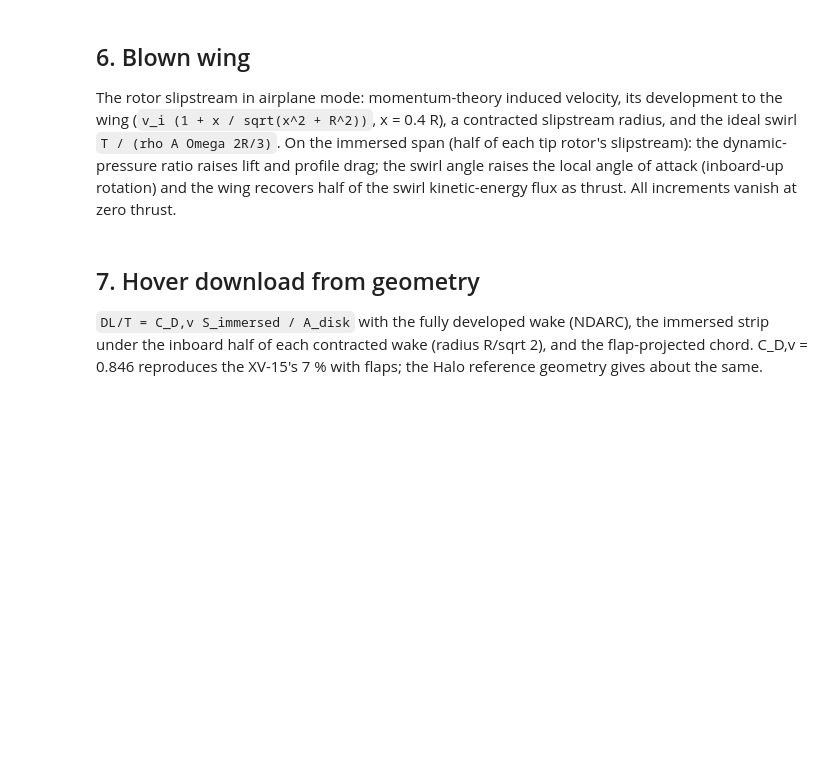
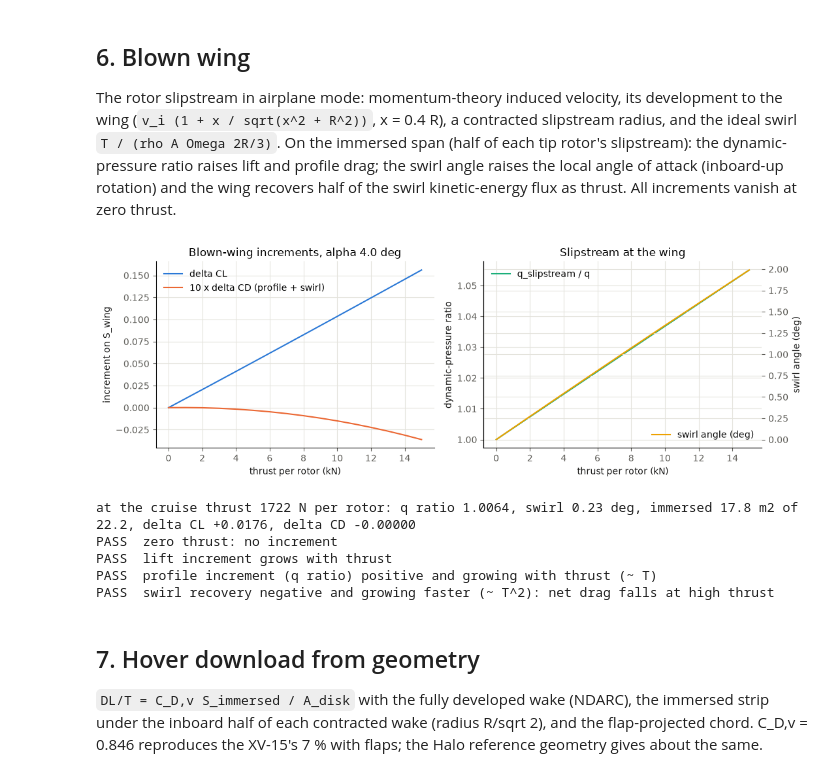
Before and after one commit to rootAmos/size_halo, a Jupyter notebook: notebooks/tier21_aerodynamics/aerodynamics_verification.ipynb, the cells around one changed output. Cells and saved outputs as stored; diff of their text form; code cells hidden in the pictures; blank space fills up the shorter version.

```diff
--- a/notebooks/tier21_aerodynamics/aerodynamics_verification.ipynb
+++ b/notebooks/tier21_aerodynamics/aerodynamics_verification.ipynb
@@ -234,34 +291,45 @@ speed_rotor_rad_s = 0.55 * reference.design.speed_tip_m_s / reference.radius_rot
 thrusts_N = np.linspace(0, 15000, 16)
 blown_aero = models["buildup"]
 rows = [blown_aero.evaluate_buildup(aircraft, velocity_m_s, altitude_m, alpha_blown,
                                     rotor_state=RotorState(t, speed_rotor_rad_s)) for t in thrusts_N]
 delta_cl = np.array([scalar(r.blown.delta_cl) for r in rows])
 delta_cd = np.array([scalar(r.blown.delta_cd_profile + r.blown.delta_cd_swirl) for r in rows])
 ratio_q = np.array([scalar(r.blown.ratio_dynamic_pressure) for r in rows])
 swirl_deg = np.array([scalar(r.blown.angle_swirl_deg) for r in rows])
 fig, axes = plt.subplots(1, 2, figsize=(11, 3.8))
 axes[0].plot(thrusts_N / 1e3, delta_cl, color=blue, label="delta CL")
 axes[0].plot(thrusts_N / 1e3, 10 * delta_cd, color=orange, label="10 x delta CD (profile + swirl)")
 axes[0].set(xlabel="thrust per rotor (kN)", ylabel="increment on S_wing", title=f"Blown-wing increments, alpha {alpha_blown} deg")
 axes[0].legend(frameon=False)
 axes[1].plot(thrusts_N / 1e3, ratio_q, color=aqua, label="q_slipstream / q")
 ax2 = axes[1].twinx()
 ax2.plot(thrusts_N / 1e3, swirl_deg, color=yellow, label="swirl angle (deg)")
 axes[1].set(xlabel="thrust per rotor (kN)", ylabel="dynamic-pressure ratio", title="Slipstream at the wing")
 ax2.set_ylabel("swirl angle (deg)")
 axes[1].legend(loc="upper left", frameon=False); ax2.legend(loc="lower right", frameon=False)
 plt.tight_layout()
 plt.show()
 cruise_thrust_N = 0.5 * scalar(blown_aero.evaluate(aircraft, velocity_m_s, altitude_m, alpha_blown).drag_N)
 cruise_row = blown_aero.evaluate_buildup(aircraft, velocity_m_s, altitude_m, alpha_blown,
                                          rotor_state=RotorState(cruise_thrust_N, speed_rotor_rad_s))
 print(f"at the cruise thrust {cruise_thrust_N:.0f} N per rotor: q ratio {scalar(cruise_row.blown.ratio_dynamic_pressure):.4f}, "
       f"swirl {scalar(cruise_row.blown.angle_swirl_deg):.2f} deg, immersed {scalar(cruise_row.blown.area_immersed_m2):.1f} m2 "
       f"of {aircraft.wing.area_m2:.1f}, delta CL {scalar(cruise_row.blown.delta_cl):+.4f}, delta CD "
       f"{scalar(cruise_row.blown.delta_cd_profile + cruise_row.blown.delta_cd_swirl):+.5f}")
 check("zero thrust: no increment", abs(delta_cl[0]) < 1e-12 and abs(delta_cd[0]) < 1e-12)
 check("lift increment grows with thrust", np.all(np.diff(delta_cl) > 0))
-check("swirl recovery: net drag increment negative and growing with thrust", np.all(np.diff(delta_cd) < 0))
+swirl_cd = np.array([scalar(r.blown.delta_cd_swirl) for r in rows])
+profile_cd = np.array([scalar(r.blown.delta_cd_profile) for r in rows])
+check("profile increment (q ratio) positive and growing with thrust (~ T)", np.all(np.diff(profile_cd) > 0))
+check("swirl recovery negative and growing faster (~ T^2): net drag falls at high thrust",
+      np.all(np.diff(swirl_cd) < 0) and delta_cd[-1] < 0)
+# %% [output]
+[figure, added]
+at the cruise thrust 1722 N per rotor: q ratio 1.0064, swirl 0.23 deg, immersed 17.8 m2 of 22.2, delta CL +0.0176, delta CD -0.00000
+PASS  zero thrust: no increment
+PASS  lift increment grows with thrust
+PASS  profile increment (q ratio) positive and growing with thrust (~ T)
+PASS  swirl recovery negative and growing faster (~ T^2): net drag falls at high thrust
 # %% [markdown]
 ## 7. Hover download from geometry
 
```
Also changed, not shown: parts of 12 cells of this notebook, 5 other files.
